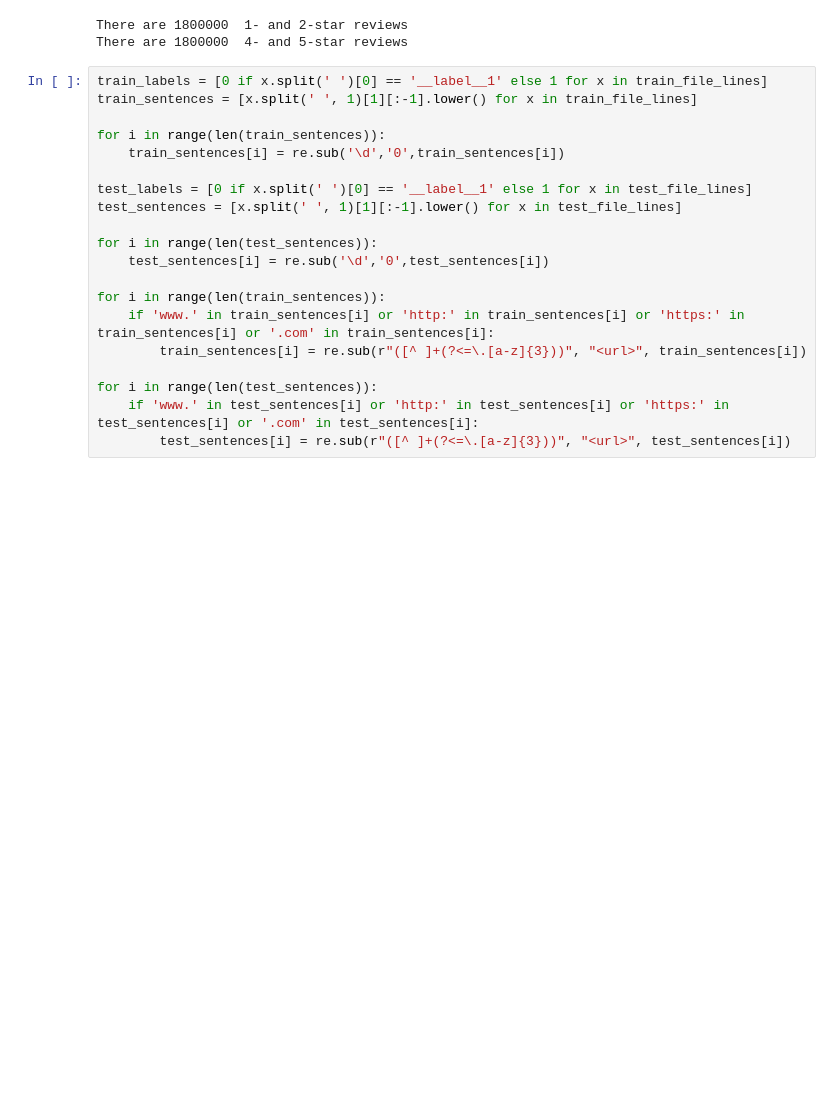
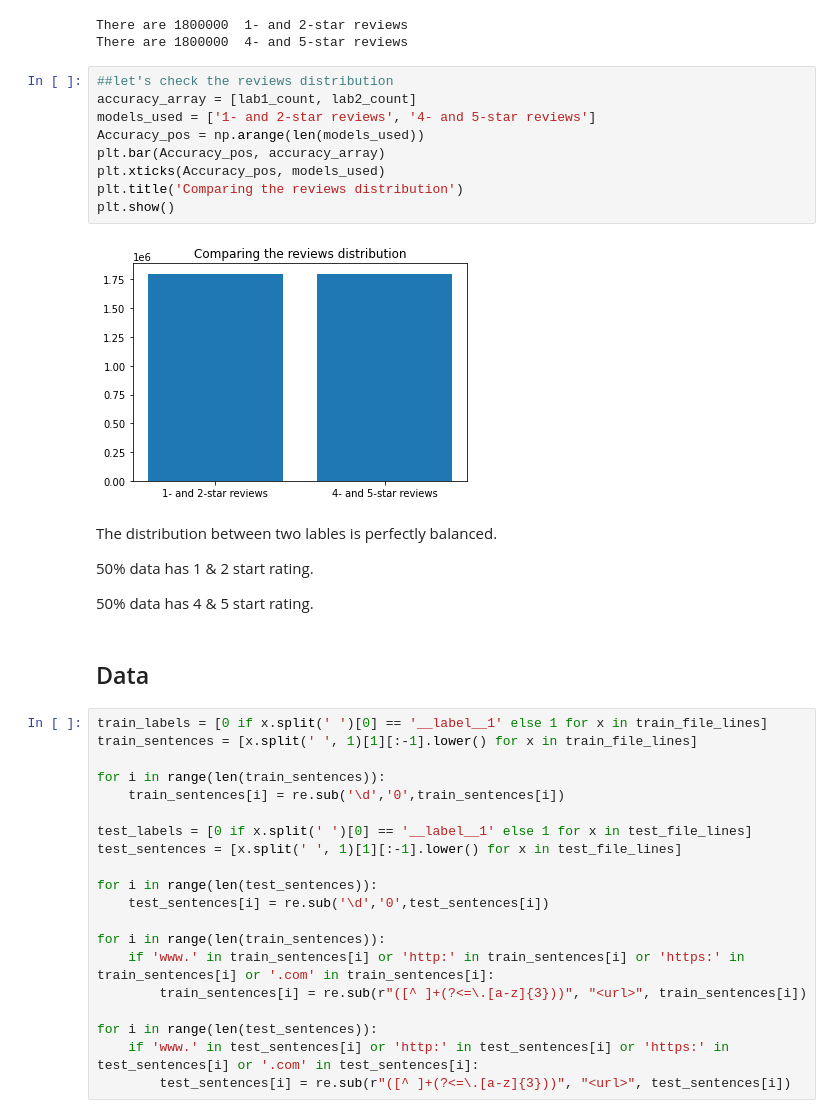
Before and after one commit to shrutikamokashi/Amazon-Reviews-for-Sentiment-Analysis, a Jupyter notebook: Amazon_fin_report.ipynb, the cells around one changed output. Saved outputs shown, nothing was run; the diff lists cells and outputs as text; blank space fills up the shorter version.

```diff
--- a/Amazon_fin_report.ipynb
+++ b/Amazon_fin_report.ipynb
@@ -175,6 +164,25 @@ if lab2_count>0:
 # %% [output]
 There are 1800000  1- and 2-star reviews
 There are 1800000  4- and 5-star reviews
+# %%
+##let's check the reviews distribution
+accuracy_array = [lab1_count, lab2_count]
+models_used = ['1- and 2-star reviews', '4- and 5-star reviews']
+Accuracy_pos = np.arange(len(models_used))
+plt.bar(Accuracy_pos, accuracy_array)
+plt.xticks(Accuracy_pos, models_used)
+plt.title('Comparing the reviews distribution')
+plt.show()
+# %% [output]
+[figure, added]
+# %% [markdown]
+The distribution between two lables is perfectly balanced.
+
+50% data has 1 & 2 start rating.
+
+50% data has 4 & 5 start rating.
+# %% [markdown]
+## Data
 # %%
 train_labels = [0 if x.split(' ')[0] == '__label__1' else 1 for x in train_file_lines]
 train_sentences = [x.split(' ', 1)[1][:-1].lower() for x in train_file_lines]
```
Also changed, not shown: parts of 13 cells of this notebook.
